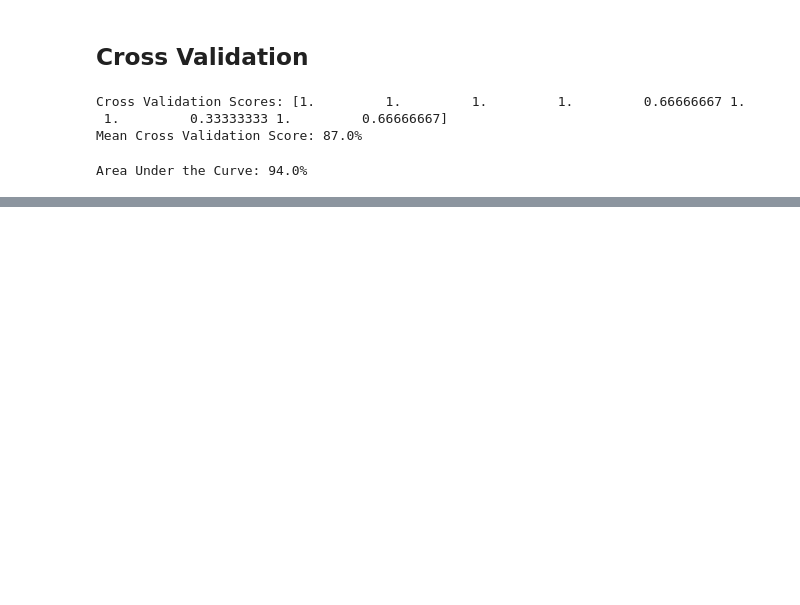
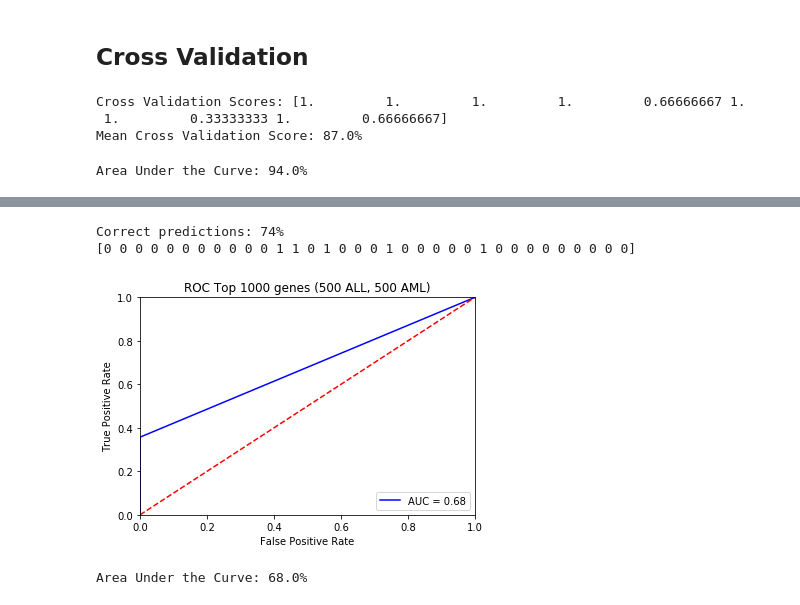
Before and after one commit to Jehutyver10/Bioinformatics-Assignment-1, a Jupyter notebook: Assignment1.ipynb, the cells around one changed output, grey strips where cells are left out. Drawn from its saved outputs; the diff is of its cells as text; code cells hidden in the pictures; blank space fills up the shorter version.

```diff
--- a/Assignment1.ipynb
+++ b/Assignment1.ipynb
@@ -448,0 +586,11 @@ plt.show()
+# %%
+##creating the neural net for top 10 genes
+clf_3 = MLPClassifier(activation='relu',solver='lbfgs', alpha=1e-3,hidden_layer_sizes=(5000, 200), random_state=1)
+clf.fit(train_X_3, train_y_3)
+guesses_3 = clf.predict(train_X_3)
+
+correct = 0
+for i in range(len(guesses_3)):
+    if(guesses_3[i] == train_y_3[i]):
+        correct +=1
+print(correct/len(guesses_3))
@@ -448,0 +599,11 @@ plt.show()
+# %%
+# Evaluating model
+#preparing test data
+
+test_data = pd.read_csv('data_set_ALL_AML_independent.tsv', sep='\t', index_col = 1)
+test_3 = test_data.loc[list(top_1000_genes.index)]
+test_3 = test_3[test_3.columns.drop(list(test_3.filter(regex='call')))].iloc[:, 1:]
+#test_3 = test_3.groupby(test_3.index).mean() #collapsing duplicate gene rows into means
+test_3 = test_3.reindex(sorted(test_2.columns), axis=1)
+
+test_3.head()
@@ -448,0 +619,37 @@ plt.show()
+# %%
+#preparing test X and y and running the model
+test_X_3 = test_3.T.values
+test_y_3 = labels['Label'].iloc[38:].apply(lambda x: 0 if x == 'ALL' else 1).values
+# %%
+correct_3 = 0
+test_guess_3 = clf.predict(test_X_3)
+for i in range(len(test_guess_3)):
+    if(test_guess_3[i] == test_y_3[i]):
+        correct_3 +=1
+print("Correct predictions: {}%".format(round(correct_3/len(test_y_3) * 100)))
+print(test_guess_3)
+# %% [output]
+Correct predictions: 74%
+[0 0 0 0 0 0 0 0 0 0 0 1 1 0 1 0 0 0 1 0 0 0 0 0 1 0 0 0 0 0 0 0 0 0]
+# %%
+# find ROC and AUC:
+predict_3 = clf.predict(test_X_3)
+fpr_3 = dict()
+tpr_3 = dict()
+roc_auc_3 = dict()
+fpr_3, tpr_3, _ = roc_curve(test_y_3, predict_3)
+roc_auc_3 = auc(fpr_3, tpr_3)
+# plot ROC curve
+plt.title('ROC Top 1000 genes (500 ALL, 500 AML)')
+plt.plot(fpr_3, tpr_3, 'b', label = 'AUC = %0.2f' % roc_auc_3)
+plt.legend(loc = 'lower right')
+plt.plot([0, 1], [0, 1],'r--')
+plt.xlim([0, 1])
+plt.ylim([0, 1])
+plt.ylabel('True Positive Rate')
+plt.xlabel('False Positive Rate')
+plt.show()
+print("Area Under the Curve: {}%".format(round(roc_auc_3 * 100)))
+# %% [output]
+[figure, added]
+Area Under the Curve: 68.0%
```
Also changed, not shown: parts of 17 cells of this notebook.
